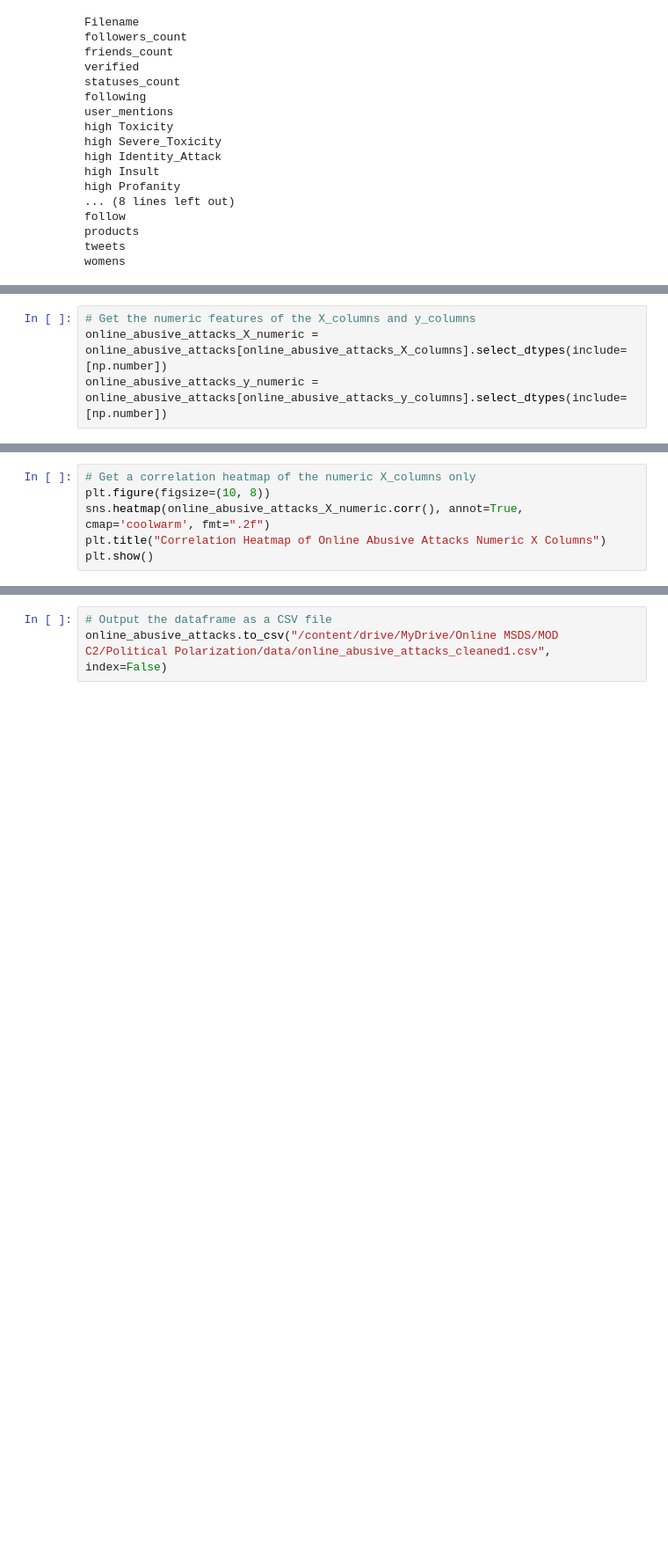
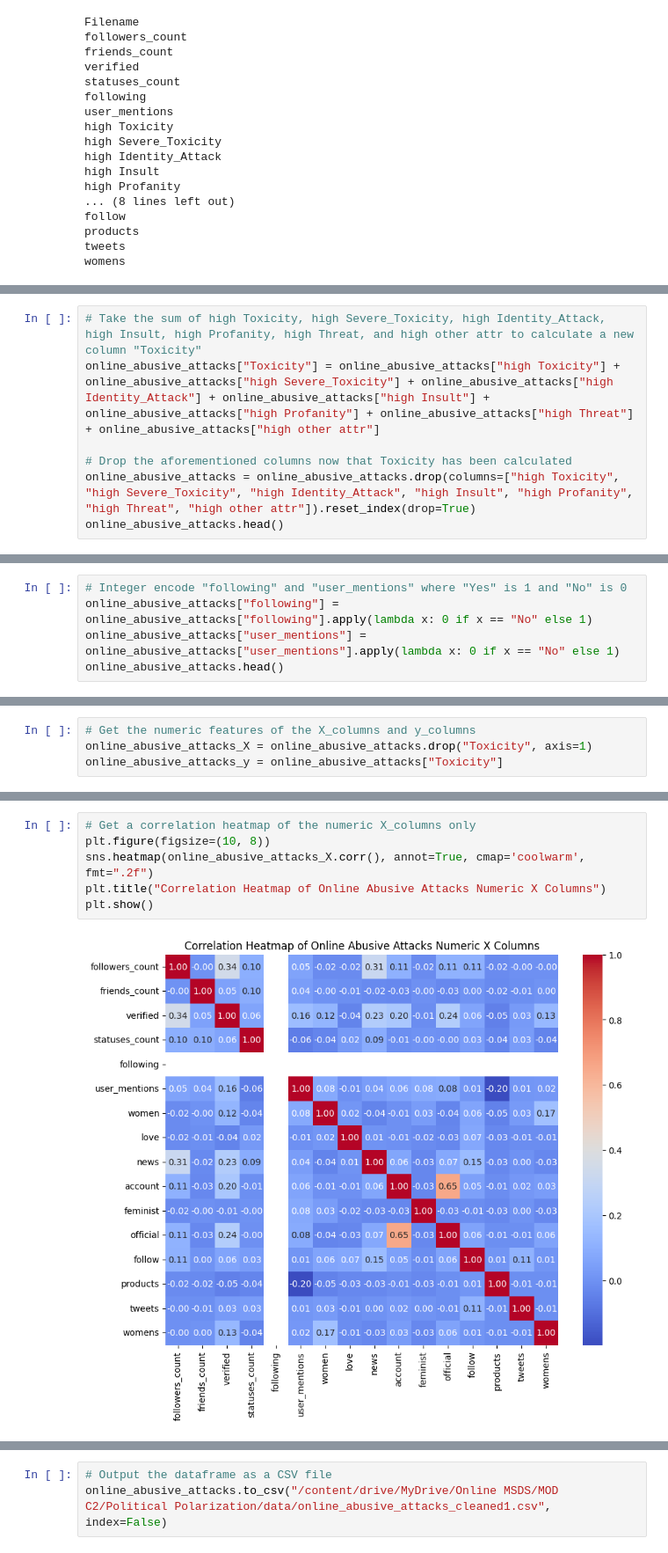
Before and after one commit to cfornesa/political_polarization, a Jupyter notebook: EDA_1.ipynb, the cells around one changed output, grey strips where cells are left out. Shown at 88% size. Drawn from its saved outputs; the diff is of its cells as text; blank space fills up the shorter version.

```diff
--- a/EDA_1.ipynb
+++ b/EDA_1.ipynb
@@ -626,0 +693,7 @@ online_abusive_attacks_numeric.head()
+# %%
+# Take the sum of high Toxicity, high Severe_Toxicity, high Identity_Attack, high Insult, high Profanity, high Threat, and high other attr to calculate a new column "Toxicity"
+online_abusive_attacks["Toxicity"] = online_abusive_attacks["high Toxicity"] + online_abusive_attacks["high Severe_Toxicity"] + online_abusive_attacks["high Identity_Attack"] + online_abusive_attacks["high Insult"] + online_abusive_attacks["high Profanity"] + online_abusive_attacks["high Threat"] + online_abusive_attacks["high other attr"]
+
+# Drop the aforementioned columns now that Toxicity has been calculated
+online_abusive_attacks = online_abusive_attacks.drop(columns=["high Toxicity", "high Severe_Toxicity", "high Identity_Attack", "high Insult", "high Profanity", "high Threat", "high other attr"]).reset_index(drop=True)
+online_abusive_attacks.head()
@@ -626,0 +707,5 @@ online_abusive_attacks_numeric.head()
+# %%
+# Integer encode "following" and "user_mentions" where "Yes" is 1 and "No" is 0
+online_abusive_attacks["following"] = online_abusive_attacks["following"].apply(lambda x: 0 if x == "No" else 1)
+online_abusive_attacks["user_mentions"] = online_abusive_attacks["user_mentions"].apply(lambda x: 0 if x == "No" else 1)
+online_abusive_attacks.head()
@@ -642,5 +734,5 @@ online_abusive_attacks_y_columns = online_abusive_attacks.columns[-10:]
 # %%
 # Get the numeric features of the X_columns and y_columns
-online_abusive_attacks_X_numeric = online_abusive_attacks[online_abusive_attacks_X_columns].select_dtypes(include=[np.number])
-online_abusive_attacks_y_numeric = online_abusive_attacks[online_abusive_attacks_y_columns].select_dtypes(include=[np.number])
+online_abusive_attacks_X = online_abusive_attacks.drop("Toxicity", axis=1)
+online_abusive_attacks_y = online_abusive_attacks["Toxicity"]
 # %%
@@ -650,6 +757,8 @@ online_abusive_attacks_y_numeric.head()
 # %%
 # Get a correlation heatmap of the numeric X_columns only
 plt.figure(figsize=(10, 8))
-sns.heatmap(online_abusive_attacks_X_numeric.corr(), annot=True, cmap='coolwarm', fmt=".2f")
+sns.heatmap(online_abusive_attacks_X.corr(), annot=True, cmap='coolwarm', fmt=".2f")
 plt.title("Correlation Heatmap of Online Abusive Attacks Numeric X Columns")
 plt.show()
+# %% [output]
+[figure, added]
```
Also changed, not shown: parts of 28 cells of this notebook, 51 other files.
